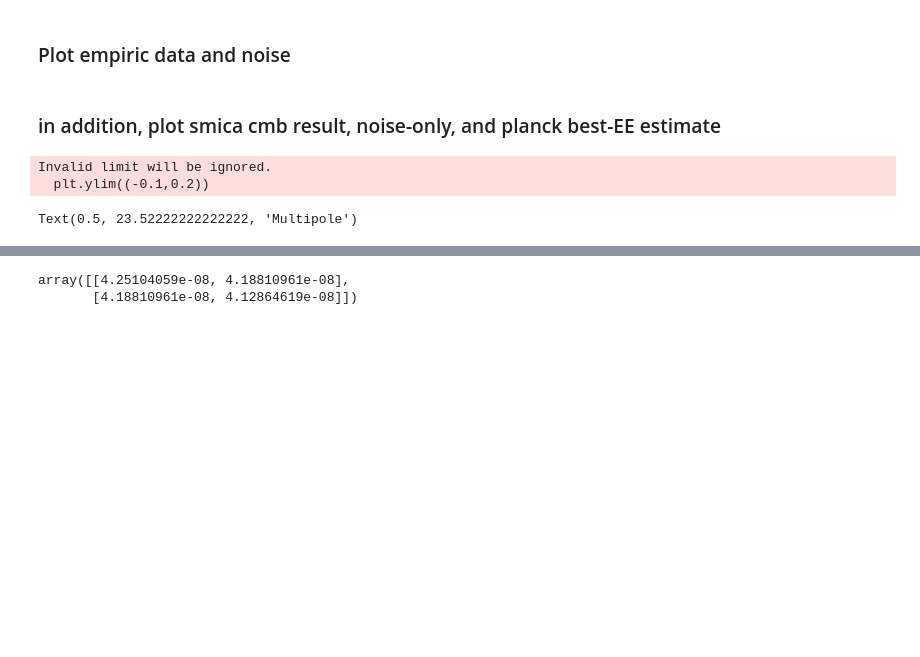
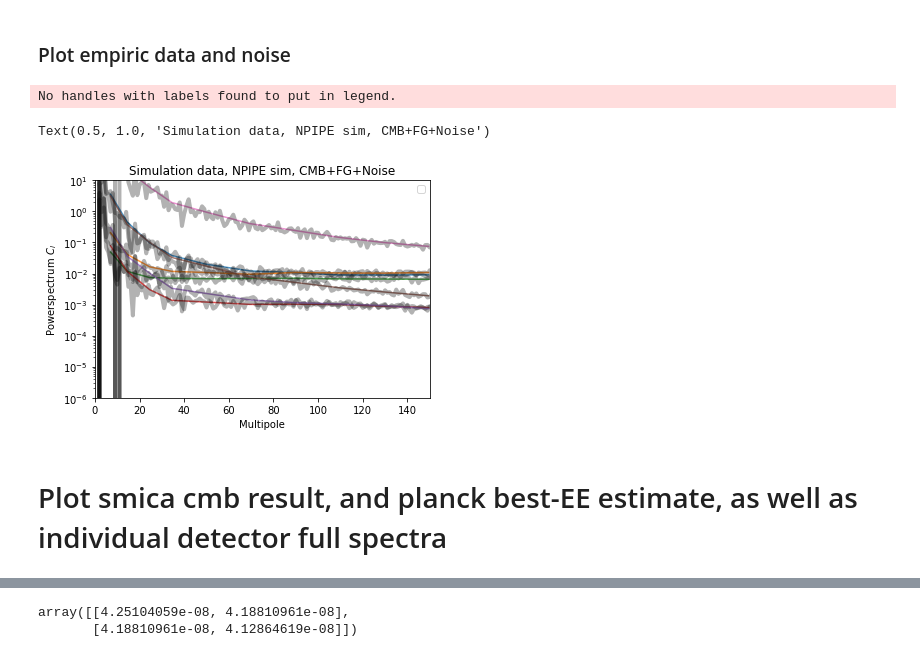
Before and after one commit to Sebastian-Belkner/component_separation, a Jupyter notebook: notebooks/increment.ipynb, the cells around one changed output, grey strips where cells are left out. Saved outputs shown, nothing was run; the diff lists cells and outputs as text; code cells hidden in the pictures; blank space fills up the shorter version.

```diff
--- a/notebooks/increment.ipynb
+++ b/notebooks/increment.ipynb
@@ -83,11 +173,19 @@ tf = io.load_data(cf[mch]['outdir_misc_ap']+"tf0200.npy")
 # %% [markdown]
 ### Plot empiric data and noise
 # %%
-for n in range(3,7):
-    plt.plot(np.mean(bins,axis=1), cov_ltot_bnd[n,n,:],alpha=0.8)
-    plt.plot(cov_ltot[n,n,:],alpha=0.3, color='black',lw=4)
-plt.xlim((100,3000))
-plt.ylim((1e-4,1e1))
-plt.yscale('log')
+for n in range(0,7):
+    if n < 3:
+        plt.plot(np.mean(bins[:min(180,len(bins))],axis=1), cov_ltot_bnd[n,n,:min(180,len(bins))],alpha=0.8)
+    else:
+        plt.plot(np.mean(bins,axis=1), cov_ltot_bnd[n,n,:],alpha=0.8)
+    plt.plot(cov_ltot[n,n,:-10],alpha=0.3, color='black',lw=4)
+
+plt_std_powlog()
+plt.xlim((0,150))
+plt.title('Simulation data, NPIPE sim, CMB+FG+Noise')
+# %% [output]
+No handles with labels found to put in legend.
+Text(0.5, 1.0, 'Simulation data, NPIPE sim, CMB+FG+Noise')
+[figure, added]
 # %% [markdown]
-### in addition, plot smica cmb result, noise-only, and planck best-EE estimate
+# Plot smica cmb result, and planck best-EE estimate, as well as individual detector full spectra
@@ -111,17 +191,0 @@ plt.show()
-# %%
-# cmb_spec_in_bnd = io.load_data(cf[mch]['outdir_misc_ap']+"cmb_in0200.npy")
-# plt.plot(np.mean(bins,axis=1), cmb_spec_in_bnd, label='mv cmb in')
-# plt.plot(np.mean(bins,axis=1), C_lS_bnd[1,1,:], label='best estimate planck ee')
-# plt.plot(cmb_in['143-143']['EE'], label='cmb ee in 143ghz')
-plt.plot(np.mean(bins,axis=1), (bin_it(cmb_in['143-143']['EE'], bins=bins)-C_lS_bnd[1,1,:])/C_lS_bnd[1,1,:],label= 'cmb in')#/bin_it(hp.sphtfunc.pixwin(2048, pol=True, lmax=3000)[0], bins=bins))#*bin_it(hp.gauss_beam(0.00145444,lmax=lmax),bins=bins,))
-plt.plot(np.mean(bins,axis=1), (smica_spec-C_lS_bnd[1,1,:])/C_lS_bnd[1,1,:], label='cmb out')
-plt.xlim((100,3000))
-plt.ylim((-0.1,0.2))
-plt.legend()
-plt.ylabel('Rel. difference')
-plt.xlabel('Multipole')
-# plt.yscale('log')
-# %% [output]
-Invalid limit will be ignored.
-  plt.ylim((-0.1,0.2))
-Text(0.5, 23.52222222222222, 'Multipole')
```
Also changed, not shown: parts of 12 cells of this notebook, 5 other files.
